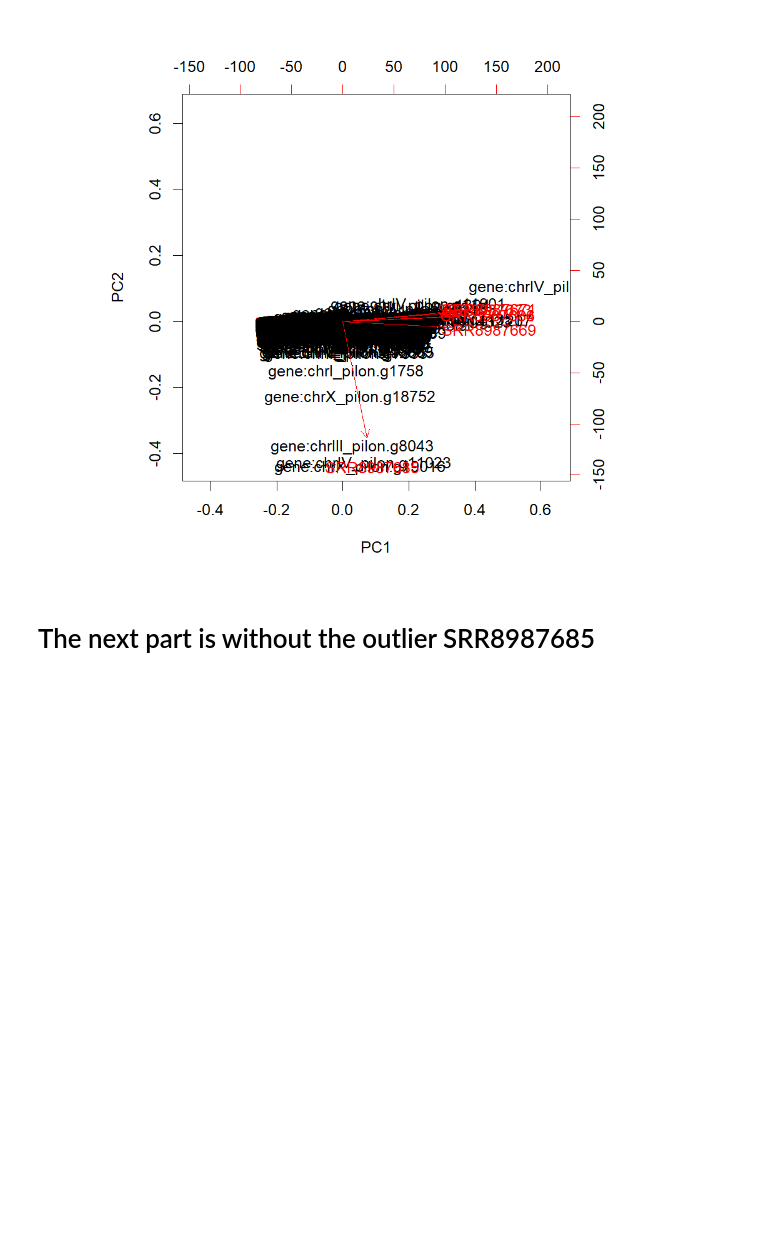
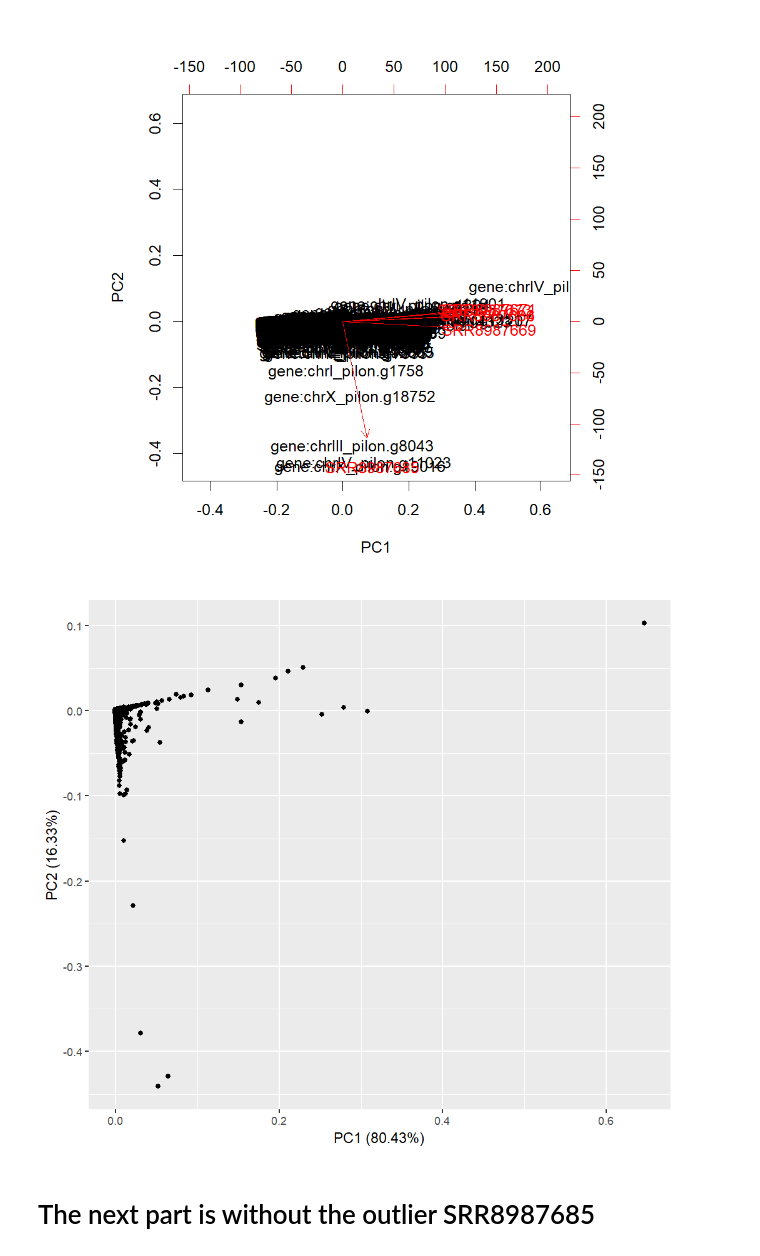
Before and after one commit to komjum6/Significant-Genes-project, a Jupyter notebook: siggenprod.ipynb, the cells around one changed output. Cells and saved outputs as stored; diff of their text form; code cells hidden in the pictures; blank space fills up the shorter version.

```diff
--- a/siggenprod.ipynb
+++ b/siggenprod.ipynb
@@ -206,6 +222,10 @@ render(r('pr'), plot='biplot')
 r('dev.off()'); # De ; is belangrijk zodat hij geen extra output cell geeft
 # %% [output]
 [figure]
+# %%
+render('pr', plot='auto', data='m')
+# %% [output]
+[figure, added]
 # %% [markdown]
 # The next part is without the outlier SRR8987685
 # %%
```
Also changed, not shown: parts of 14 cells of this notebook.
